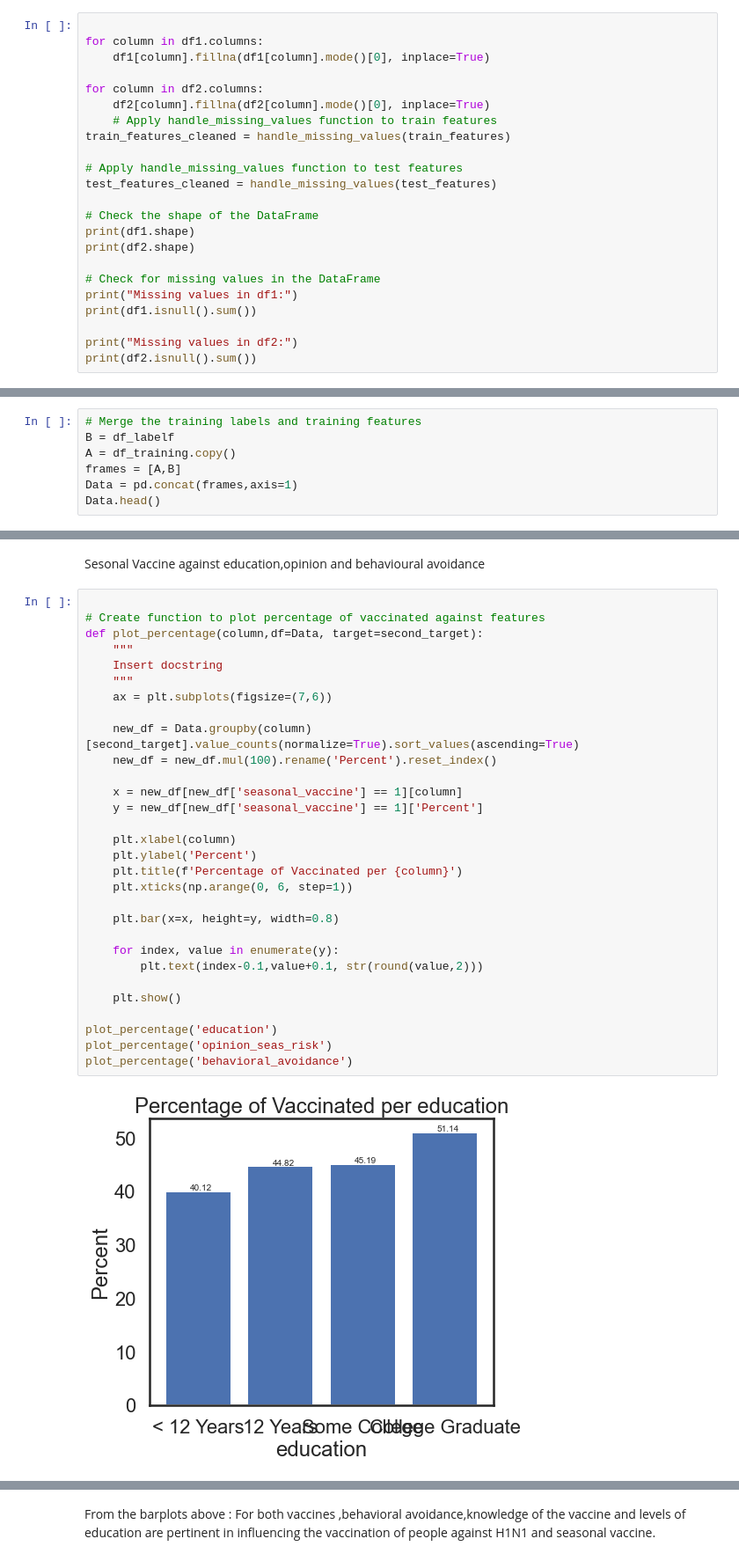
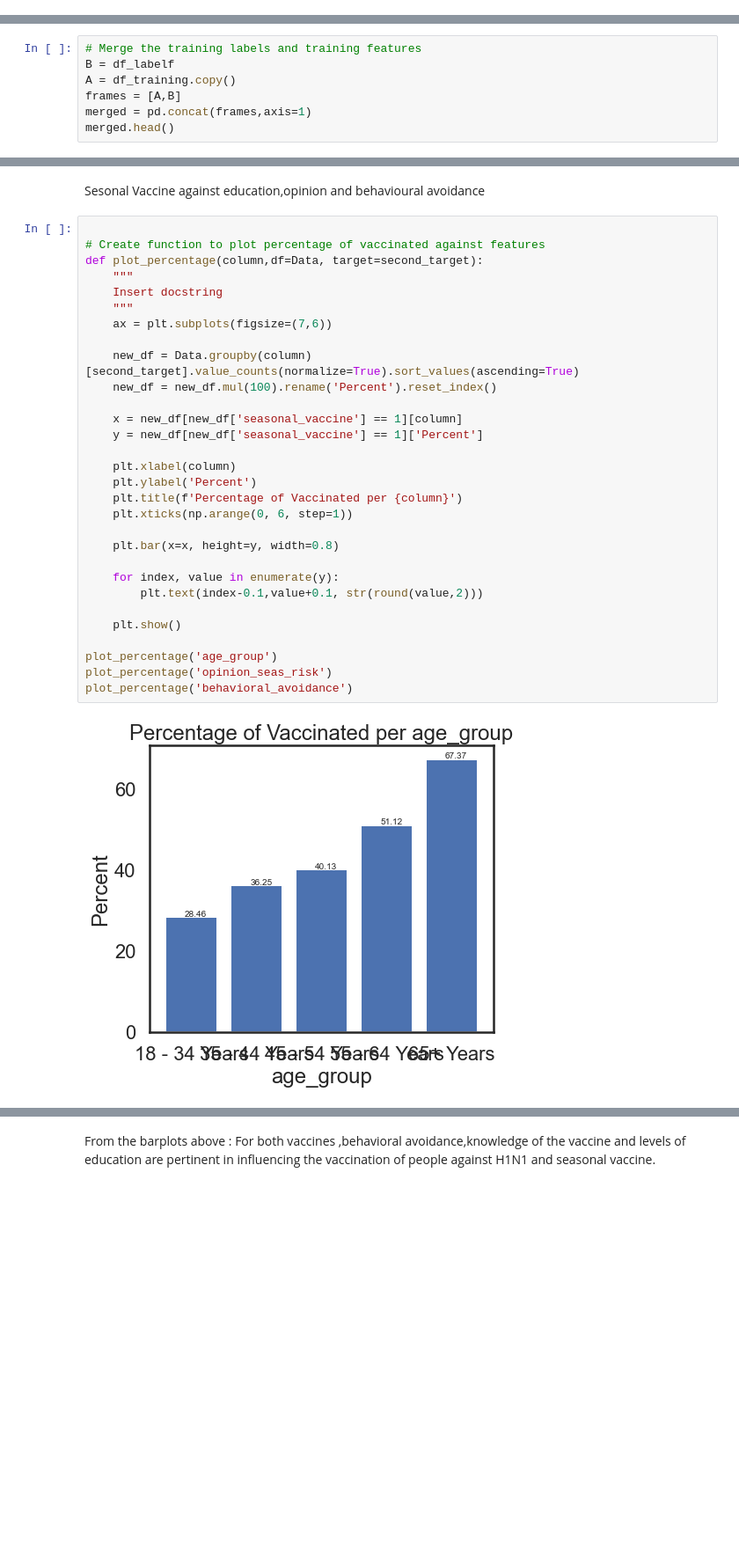
Before and after one commit to sophline/Vaccination_prediction, a Jupyter notebook: prediction.ipynb, the cells around one changed output, grey strips where cells are left out. Shown: that part at 88% size. Drawn from its saved outputs; the diff is of its cells as text; blank space fills up the shorter version.

```diff
--- a/prediction.ipynb
+++ b/prediction.ipynb
@@ -289,26 +289,3 @@ df_training = df_trainf.drop('employment_occupation',axis=1)
 df_test = df_testf.drop('employment_industry',axis=1)
 df_test = df_testf.drop('health_insurance',axis=1)
 df_test = df_testf.drop('employment_occupation',axis=1)
-# %%
-
-for column in df1.columns:
-    df1[column].fillna(df1[column].mode()[0], inplace=True)
-
-for column in df2.columns:
-    df2[column].fillna(df2[column].mode()[0], inplace=True)
-    # Apply handle_missing_values function to train features
-train_features_cleaned = handle_missing_values(train_features)
-
-# Apply handle_missing_values function to test features
-test_features_cleaned = handle_missing_values(test_features)
-
-# Check the shape of the DataFrame
-print(df1.shape)
-print(df2.shape)
-
-# Check for missing values in the DataFrame
-print("Missing values in df1:")
-print(df1.isnull().sum())
-
-print("Missing values in df2:")
-print(df2.isnull().sum())
@@ -344,8 +318,8 @@ train_features_cleaned
 B = df_labelf
 A = df_training.copy()
 frames = [A,B]
-Data = pd.concat(frames,axis=1)
-Data.head()
+merged = pd.concat(frames,axis=1)
+merged.head()
 # %% [output]
 |  | respondent_id | h1n1_concern | h1n1_knowledge | behavioral_antiviral_meds | behavioral_avoidance | ... |
 | 0 | 0 | 1.0 | 0.0 | 0.0 | 0.0 | ... |
@@ -517,35 +508,35 @@ Sesonal Vaccine against education,opinion and behavioural avoidance
 # %%
 
 # Create function to plot percentage of vaccinated against features
 def plot_percentage(column,df=Data, target=second_target):
     """
     Insert docstring
     """
     ax = plt.subplots(figsize=(7,6))
 
     new_df = Data.groupby(column)[second_target].value_counts(normalize=True).sort_values(ascending=True)
     new_df = new_df.mul(100).rename('Percent').reset_index()
 
     x = new_df[new_df['seasonal_vaccine'] == 1][column]
     y = new_df[new_df['seasonal_vaccine'] == 1]['Percent']
 
     plt.xlabel(column)
     plt.ylabel('Percent')
     plt.title(f'Percentage of Vaccinated per {column}')
     plt.xticks(np.arange(0, 6, step=1))
 
     plt.bar(x=x, height=y, width=0.8)
 
     for index, value in enumerate(y):
         plt.text(index-0.1,value+0.1, str(round(value,2)))
 
     plt.show()
 
-plot_percentage('education')
+plot_percentage('age_group')
 plot_percentage('opinion_seas_risk')
 plot_percentage('behavioral_avoidance')
 # %% [output]
-[figure, old version]
+[figure, new version]
 [figure]
 [figure]
 # %% [markdown]
```
Also changed, not shown: parts of 28 cells of this notebook.
